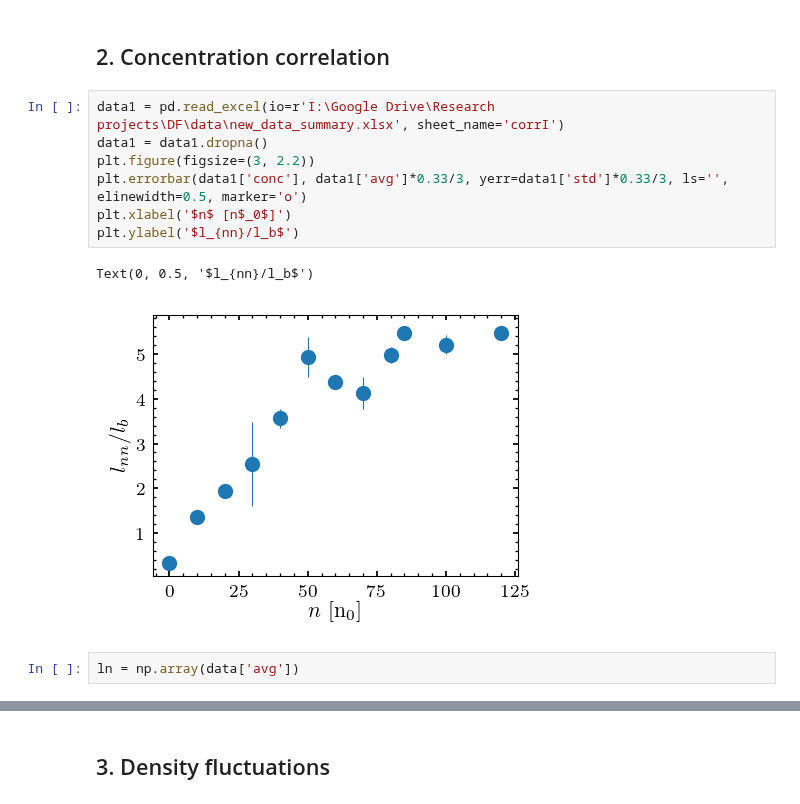
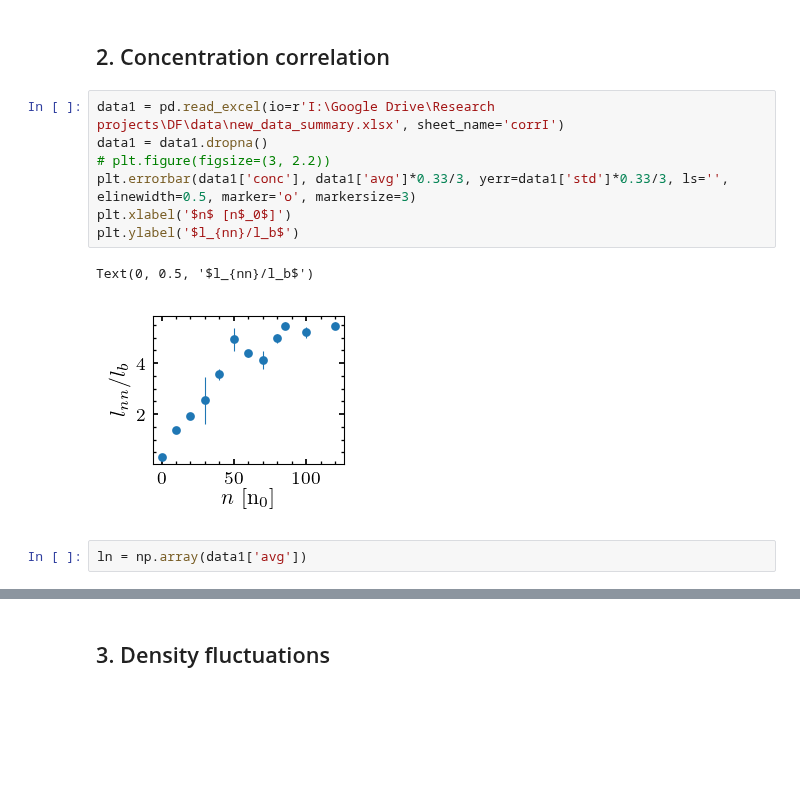
Before and after one commit to ZLoverty/Python, a Jupyter notebook: Correlation/src/Figures.ipynb, the cells around one changed output, grey strips where cells are left out. Drawn from its saved outputs; the diff is of its cells as text; blank space fills up the shorter version.

```diff
--- a/Correlation/src/Figures.ipynb
+++ b/Correlation/src/Figures.ipynb
@@ -129,13 +122,13 @@ pd.DataFrame(data)
 # %%
 data1 = pd.read_excel(io=r'I:\Google Drive\Research projects\DF\data\new_data_summary.xlsx', sheet_name='corrI')
 data1 = data1.dropna()
-plt.figure(figsize=(3, 2.2))
-plt.errorbar(data1['conc'], data1['avg']*0.33/3, yerr=data1['std']*0.33/3, ls='', elinewidth=0.5, marker='o')
+# plt.figure(figsize=(3, 2.2))
+plt.errorbar(data1['conc'], data1['avg']*0.33/3, yerr=data1['std']*0.33/3, ls='', elinewidth=0.5, marker='o', markersize=3)
 plt.xlabel('$n$ [n$_0$]')
 plt.ylabel('$l_{nn}/l_b$')
 # %% [output]
 Text(0, 0.5, '$l_{nn}/l_b$')
-[figure, old version]
+[figure, new version]
 # %%
-ln = np.array(data['avg'])
+ln = np.array(data1['avg'])
 # %%
```
Also changed, not shown: parts of 17 cells of this notebook, 1 other file.
